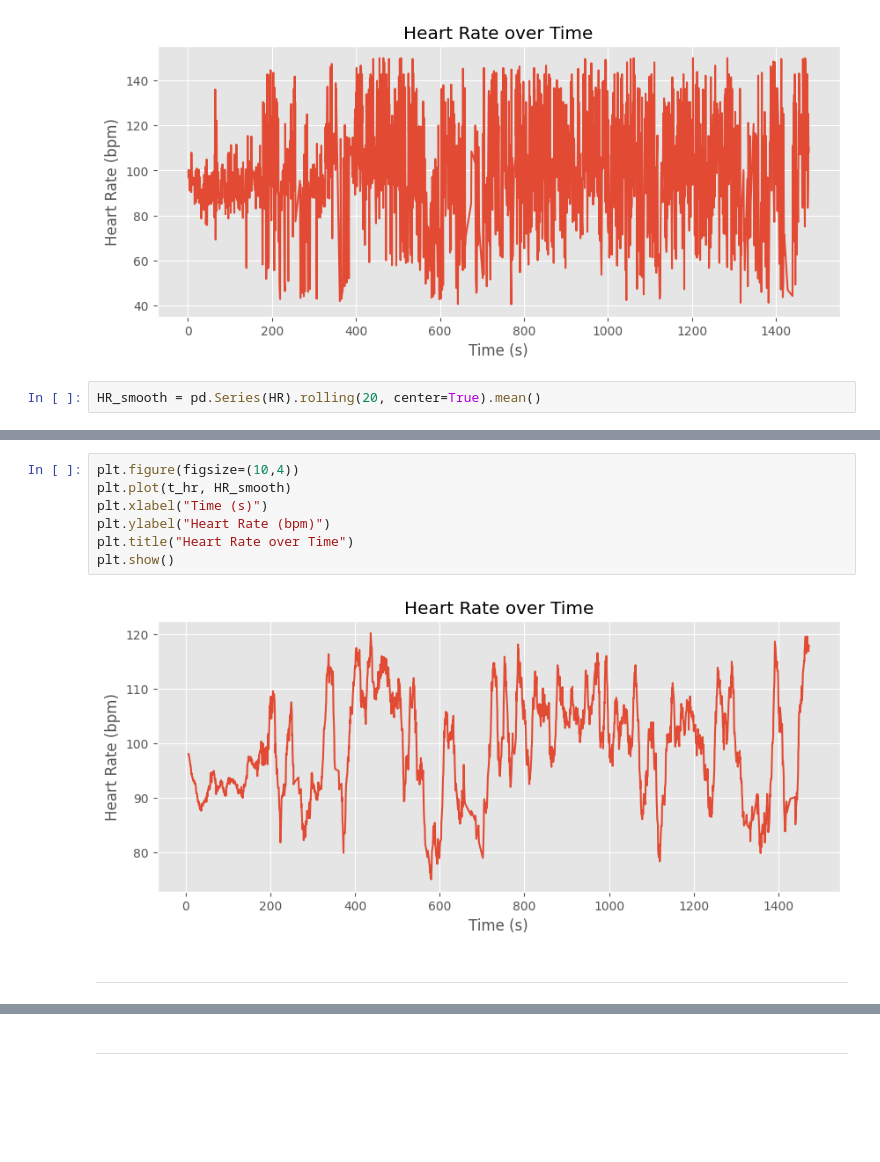
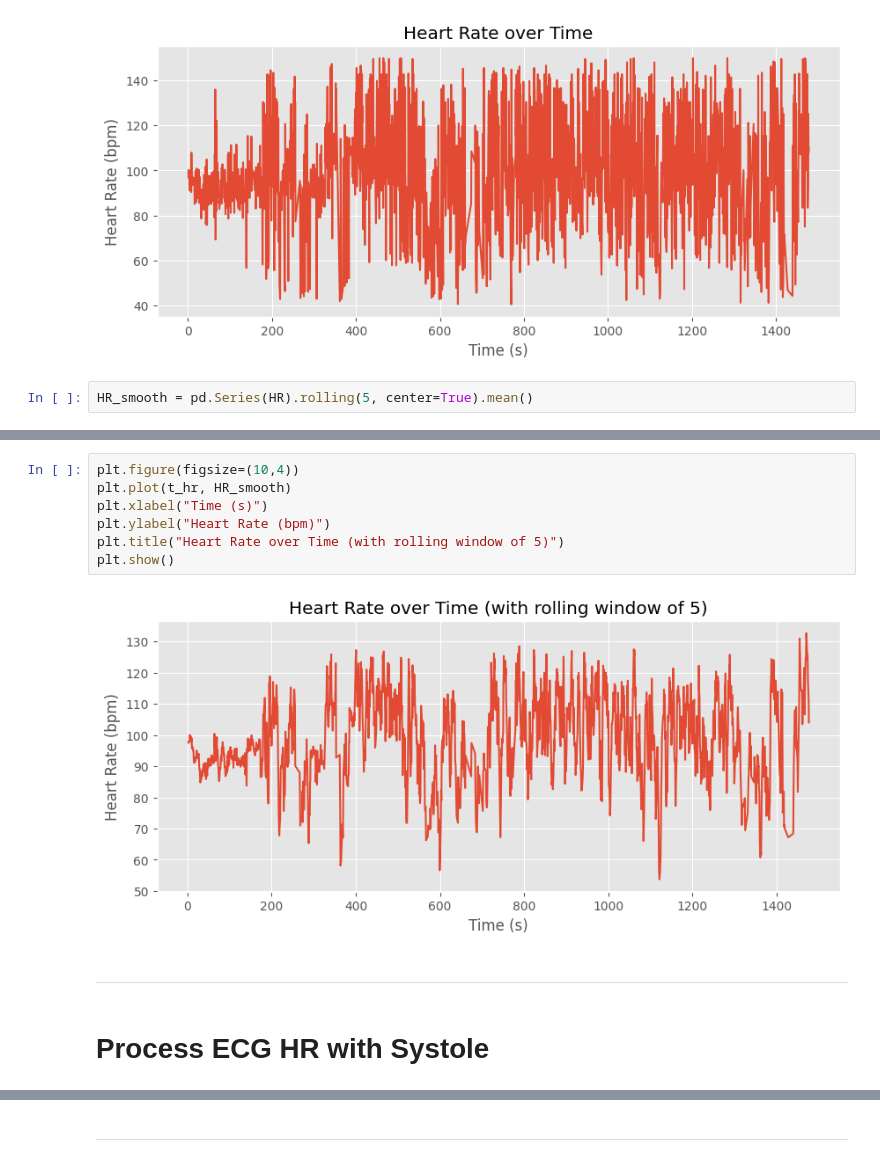
Before and after one commit to raquelmdtum/master-thesis, a Jupyter notebook: notebooks/do_quality_testing.ipynb, the cells around one changed output, grey strips where cells are left out. Cells and saved outputs as stored; diff of their text form; blank space fills up the shorter version.

Commit message:
Finish ECG HR processing

```diff
--- a/notebooks/do_quality_testing.ipynb
+++ b/notebooks/do_quality_testing.ipynb
@@ -675,4 +673,4 @@ plt.show()
 # %% [output]
 [figure]
 # %%
-HR_smooth = pd.Series(HR).rolling(20, center=True).mean()
+HR_smooth = pd.Series(HR).rolling(5, center=True).mean()
@@ -679,14 +688,16 @@ HR_smooth = pd.Series(HR).rolling(20, center=True).mean()
 # %%
 plt.figure(figsize=(10,4))
 plt.plot(t_hr, HR_smooth)
 plt.xlabel("Time (s)")
 plt.ylabel("Heart Rate (bpm)")
-plt.title("Heart Rate over Time")
+plt.title("Heart Rate over Time (with rolling window of 5)")
 plt.show()
 # %% [output]
-[figure, old version]
+[figure, new version]
 # %% [markdown]
 ________
+# %% [markdown]
+# Process ECG HR with Systole
 # %%
 root = "/mnt/raid/emotional_data_raquel/supp_mine/stress_csv"
 
```
Also changed, not shown: parts of 5 cells of this notebook.
